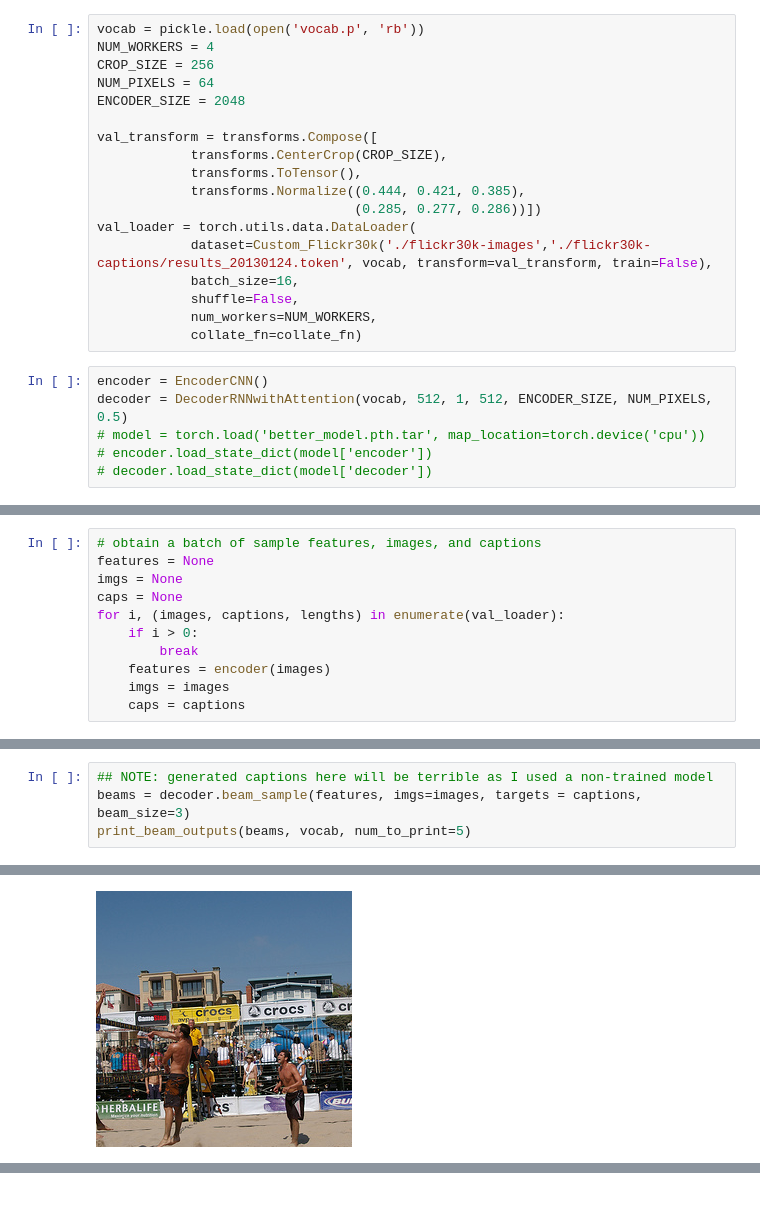
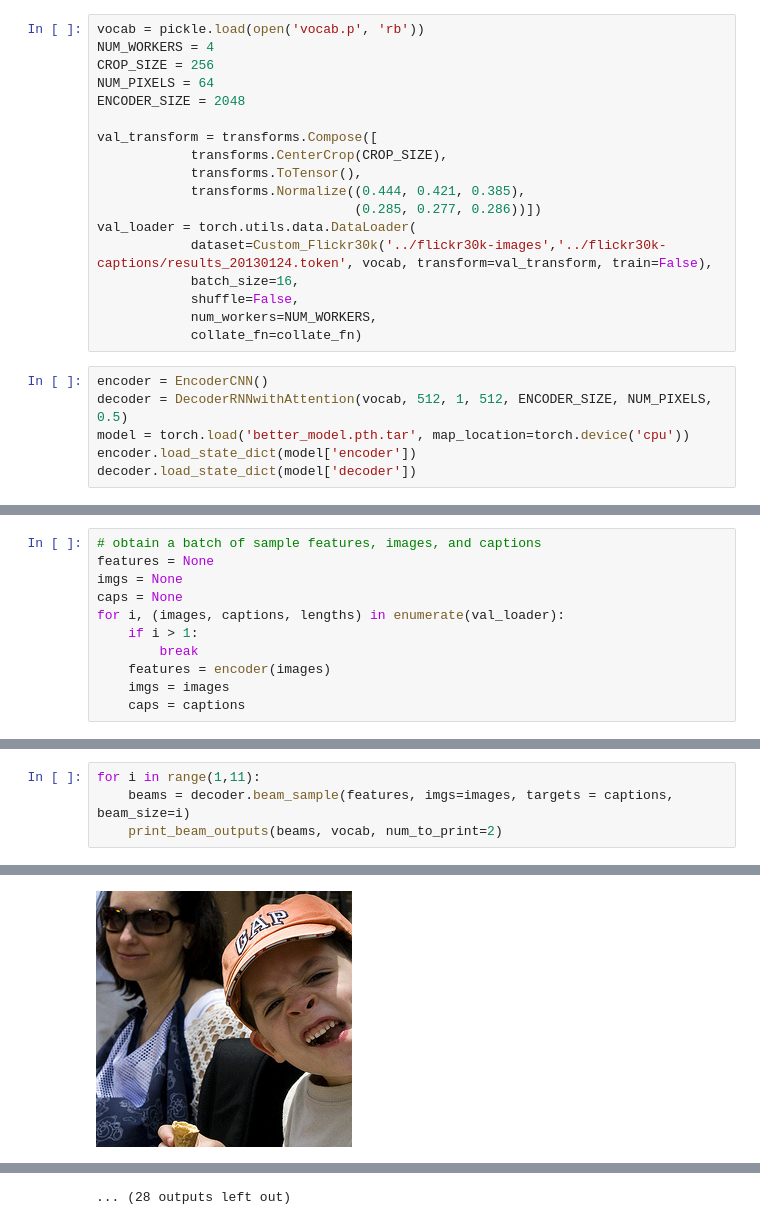
Before and after one commit to cbrillosonnino/Flickr30k-Image-Captioning, a Jupyter notebook: beam_test.ipynb, the cells around one changed output, grey strips where cells are left out. Cells and saved outputs as stored; diff of their text form.

Commit message:
Beam score optimizing

```diff
--- a/beam_test.ipynb
+++ b/beam_test.ipynb
@@ -23,7 +32,7 @@ val_transform = transforms.Compose([
             transforms.Normalize((0.444, 0.421, 0.385),
                                  (0.285, 0.277, 0.286))])
 val_loader = torch.utils.data.DataLoader(
-            dataset=Custom_Flickr30k('./flickr30k-images','./flickr30k-captions/results_20130124.token', vocab, transform=val_transform, train=False),
+            dataset=Custom_Flickr30k('../flickr30k-images','../flickr30k-captions/results_20130124.token', vocab, transform=val_transform, train=False),
             batch_size=16,
             shuffle=False,
             num_workers=NUM_WORKERS,
@@ -31,6 +40,6 @@ val_loader = torch.utils.data.DataLoader(
 # %%
 encoder = EncoderCNN()
 decoder = DecoderRNNwithAttention(vocab, 512, 1, 512, ENCODER_SIZE, NUM_PIXELS, 0.5)
-# model = torch.load('better_model.pth.tar', map_location=torch.device('cpu'))
-# encoder.load_state_dict(model['encoder'])
-# decoder.load_state_dict(model['decoder'])
+model = torch.load('better_model.pth.tar', map_location=torch.device('cpu'))
+encoder.load_state_dict(model['encoder'])
+decoder.load_state_dict(model['decoder'])
@@ -40,7 +51,7 @@ features = None
 imgs = None
 caps = None
 for i, (images, captions, lengths) in enumerate(val_loader):
-    if i > 0:
+    if i > 1:
         break
     features = encoder(images)
     imgs = images
@@ -48,5 +103,5 @@ for i, (images, captions, lengths) in enumerate(val_loader):
 # %%
-## NOTE: generated captions here will be terrible as I used a non-trained model
-beams = decoder.beam_sample(features, imgs=images, targets = captions, beam_size=3)
-print_beam_outputs(beams, vocab, num_to_print=5)
+for i in range(1,11):
+    beams = decoder.beam_sample(features, imgs=images, targets = captions, beam_size=i)
+    print_beam_outputs(beams, vocab, num_to_print=2)
 # %% [output]
@@ -101,2 +150,2 @@ Predicted Captions:
-[figure, old version]
+[figure, new version]
 Target Captions:
@@ -112,0 +174 @@ Predicted Captions:
+... (28 outputs left out)
```
Also changed, not shown: parts of 9 cells of this notebook, 3 other files.
